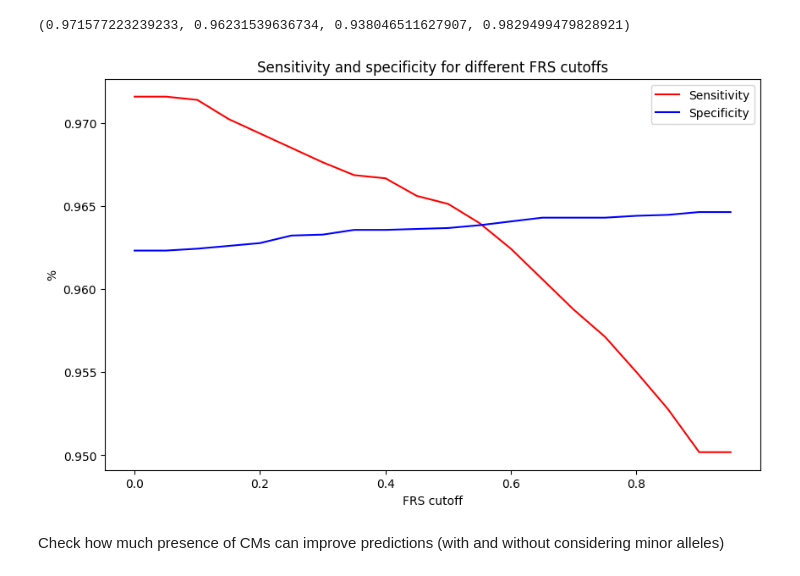
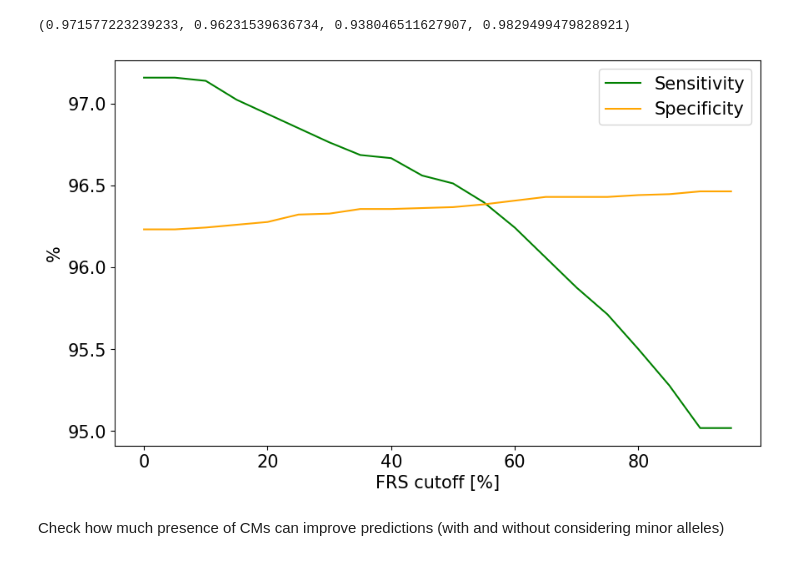
Before and after one commit to fowler-lab/tb-rnap-subpopulations, a Jupyter notebook: Reproduce_Figures.ipynb, the cells around one changed output. Cells and saved outputs as stored; diff of their text form; code cells hidden in the pictures.

```diff
--- a/Reproduce_Figures.ipynb
+++ b/Reproduce_Figures.ipynb
@@ -121,4 +122,4 @@ def aggregate_minor_major_allele(group):
     })
 
 # Apply the custom aggregation function
-mutations_agg = mutations_phenotypes.groupby('UNIQUEID').apply(aggregate_minor_major_allele).reset_index()
+mutations_agg_phen = mutations_phenotypes.groupby('UNIQUEID').apply(aggregate_minor_major_allele).reset_index()
@@ -263,58 +265,48 @@ specificity = []
 PPV = []
 NPV = []
 FRS = []
 
 for i in range(0, 100, 5):
     cutoff = i/100
-    df = mutations_agg.copy()
+    df = mutations_agg_phen.copy()
 
     # assign RESISTANT_MUTATION column to True if FRS is >= cutoff while R_MINOR_ALLELE is True or if R_MAJOR_ALLELE is True
     df['RESISTANT_MUTATION'] = ((df['FRS'] >= cutoff) & (df['R_MINOR_ALLELE'] == True)) | (df['R_MAJOR_ALLELE'] == True)
 
     # df = df[(df.FRS.isna())|(df.FRS>=cutoff)]
 
     # calculate_statistics(df)
     sensitivity.append(df[(df['PHENOTYPE'] == True) & (df['RESISTANT_MUTATION'] == True)].shape[0] / df[df['PHENOTYPE'] == True].shape[0])
     specificity.append(df[(df['PHENOTYPE'] == False) & (df['RESISTANT_MUTATION'] == False)].shape[0] / df[df['PHENOTYPE'] == False].shape[0])
     # PPV.append(df[(df['RESISTANT_MUTATION'] == True) & (df['PHENOTYPE'] == True)].shape[0] / df[df['RESISTANT_MUTATION'] == True].shape[0])
     # NPV.append(df[(df['RESISTANT_MUTATION'] == False) & (df['PHENOTYPE'] == False)].shape[0] / df[df['RESISTANT_MUTATION'] == False].shape[0])
     FRS.append(cutoff)
 
 
 fig, ax1 = plt.subplots(figsize=(10, 6))
 
-# ##plot sensitivity and specificity using two different y axes
-# color = 'tab:red'
-# ax1.set_xlabel('FRS cutoff')
-# ax1.set_ylabel('Sensitivity', color=color)
-# ax1.plot(FRS, sensitivity, color=color)
-# ax1.tick_params(axis='y', labelcolor=color)
+#plot sensitivity and specificity using one y axis
+plt.plot(FRS, sensitivity, label = 'Sensitivity', color = 'green')
+plt.plot(FRS, specificity, label = 'Specificity', color = 'orange')
+plt.legend(fontsize=15)
+plt.xlabel('FRS cutoff [%]', fontsize=15)
+plt.ylabel('%', fontsize=15)
+# plt.title('Sensitivity and Specificity for different FRS cutoffs')
 
-# ax2 = ax1.twinx()  # instantiate a second axes that shares the same x-axis
-# color = 'tab:blue'
-# ax2.set_ylabel('Specificity', color=color)  # we already handled the x-label with ax1
-# ax2.plot(FRS, specificity, color=color)
-# ax2.tick_params(axis='y', labelcolor=color)
+#increase tick label sizes
+plt.xticks(fontsize=15)
+plt.yticks(fontsize=15)
 
-# fig.tight_layout()  # otherwise the right y-label is slightly clipped
-# plt.show()
-
-##plot sensitivity and specificity using one y axis
-plt.plot(FRS, sensitivity, label = 'Sensitivity', color = 'red')
-plt.plot(FRS, specificity, label = 'Specificity', color = 'blue')
-# plt.plot(FRS, PPV, label = 'PPV')
-# plt.plot(FRS, NPV, label = 'NPV')
-plt.legend()
-plt.xlabel('FRS cutoff')
-plt.ylabel('%')
-plt.title('Sensitivity and specificity for different FRS cutoffs')
+# Set axes to display values as percentages without the percent sign
+plt.gca().yaxis.set_major_formatter(FuncFormatter(lambda y, _: '{:.1f}'.format(y * 100)))
+plt.gca().xaxis.set_major_formatter(FuncFormatter(lambda x, _: '{:.0f}'.format(x * 100)))
 
 # #save figure in high resolution
 plt.savefig('figures/sensitivity_specificity_FRS_cutoff.png', dpi=300)
 
 plt.show()
 # %% [output]
-[figure, old version]
+[figure, new version]
 # %% [markdown]
 Check how much presence of CMs can improve predictions (with and without considering minor alleles)
 # %%
```
Also changed, not shown: parts of 38 cells of this notebook.
